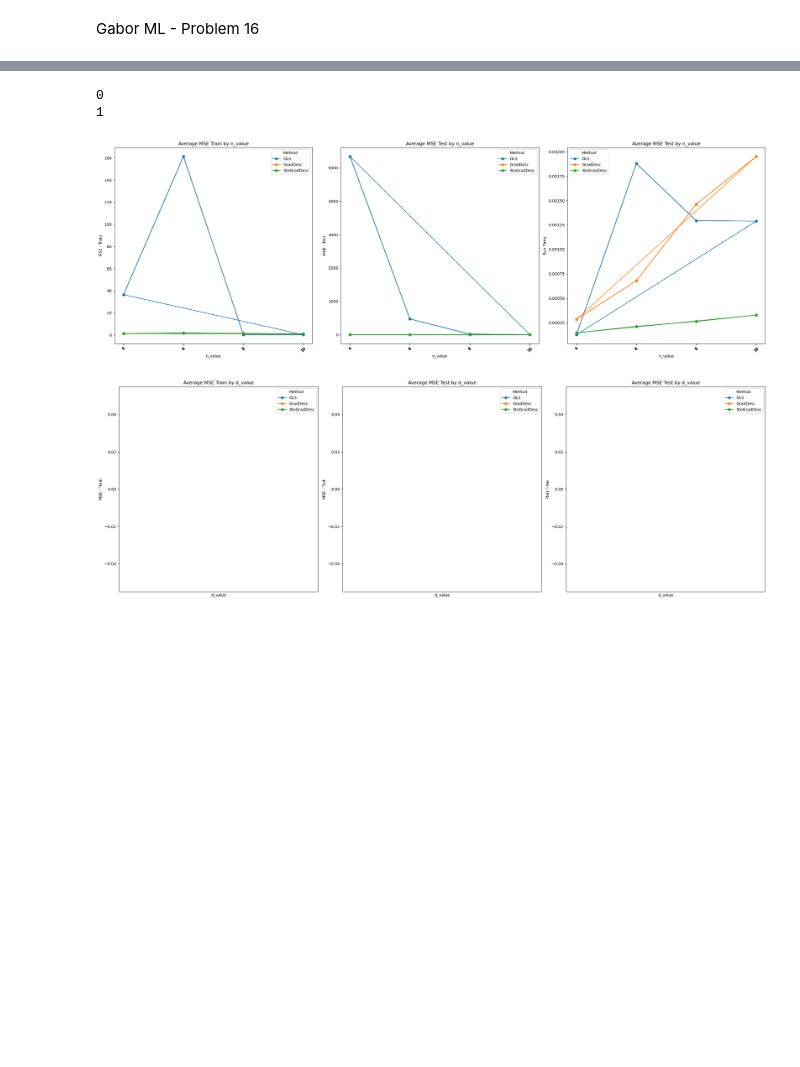
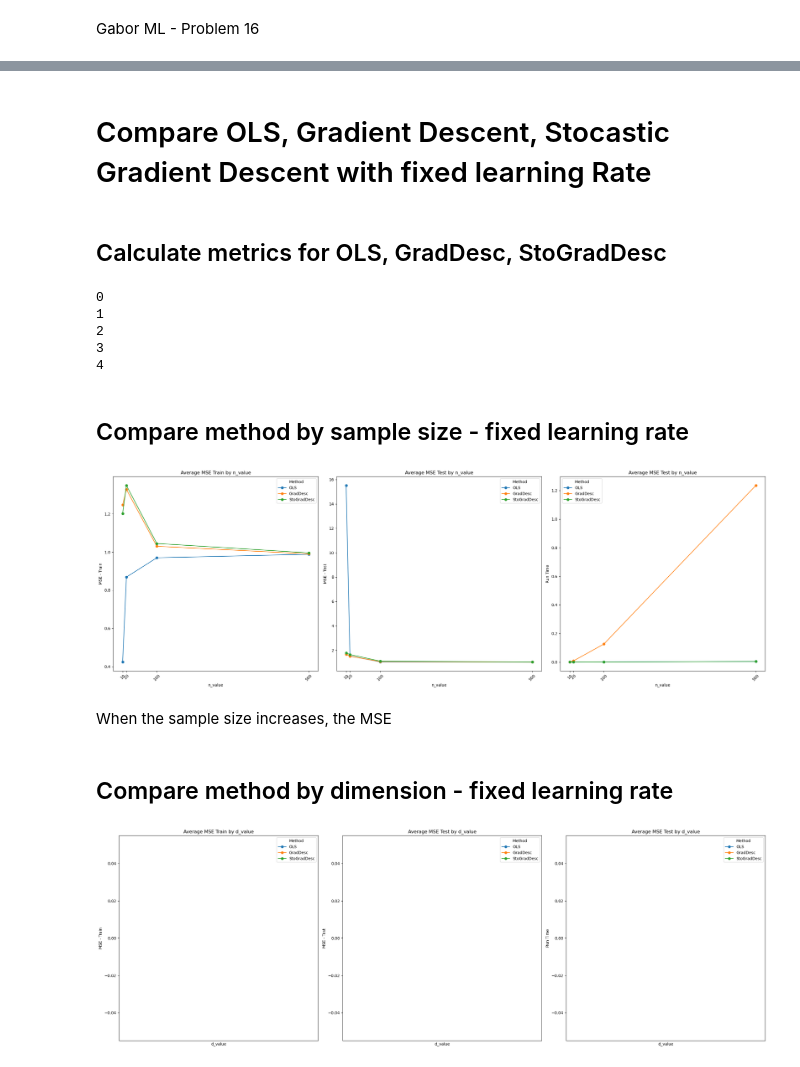
Before and after one commit to claricemottet/GaborML_problem16, a Jupyter notebook: GaborML_problem16_AW.ipynb, the cells around one changed output, grey strips where cells are left out. Saved outputs shown, nothing was run; the diff lists cells and outputs as text; code cells hidden in the pictures; blank space fills up the shorter version.

```diff
--- a/GaborML_problem16_AW.ipynb
+++ b/GaborML_problem16_AW.ipynb
@@ -141,14 +145,18 @@ def mean_square_error(x, y, w):
         mse += np.square(np.dot(w.T,x[i])-y[i])
     mse = mse/n
     return mse
+# %% [markdown]
+# Compare OLS, Gradient Descent, Stocastic Gradient Descent with fixed learning Rate
+# %% [markdown]
+## Calculate metrics for OLS, GradDesc, StoGradDesc
 # %%
 #Determine algorithm performance when learning rate is fixed.
 
 results_fixed = pd.DataFrame()
 method_learning_rate = "fixed"
 method_algorithm = ['OLS','GradDesc','StoGradDesc']
-# n_values = [10, 20, 100, 500]
-# d_values = [2, 5, 10, 50, 100]
+n_values = [10, 20, 100, 500]
+d_values = [2, 5, 10, 50, 100]
 
 #calculate average of the performance results over 5 runs
 number_of_runs = 5
@@ -180,6 +188,11 @@ while run_number < number_of_runs:
 # %% [output]
 0
 1
+2
+3
+4
+# %% [markdown]
+## Compare method by sample size - fixed learning rate
 # %%
 #look at the fixed learning rate results
 
@@ -191,35 +204,40 @@ method_algorithm = ['OLS','GradDesc','StoGradDesc']
 #calculate average metrics for n_values
 for col in ['mse_train', 'mse_test', 'run_time']:
     df[col] = df.groupby(by = ['method','n_value'])[col].transform('mean')
+df.drop_duplicates(subset = ['method',parameter], inplace = True)
 
 # Creating the plot with adjustments for clear visibility of 'n_value'
 fig, axes = plt.subplots(nrows=1, ncols=3, figsize=(24, 8))
 for j, metric in enumerate(['mse_train', 'mse_test', 'run_time']):
     ax = axes[j]
     for method in method_algorithm:
         subset = df[(df['method'] == method)]
         ax.plot(subset[parameter].to_numpy(), subset[metric].to_numpy(), marker='o', linestyle='-', label=method)
 
     if j == 0:
         ax.set_title(f'Average MSE Train by {parameter}')
         ax.set_ylabel('MSE - Train')
         ax.set_xlabel(parameter)
     elif j == 1:
         ax.set_title(f'Average MSE Test by {parameter}')
         ax.set_ylabel('MSE - Test')
         ax.set_xlabel(parameter)
     else:
         ax.set_title(f'Average MSE Test by {parameter}')
         ax.set_ylabel('Run Time')
         ax.set_xlabel(parameter)
     ax.legend(title='Method')
     ax.set_xticks(subset[parameter])
     ax.tick_params(axis='x', rotation=45)
 
 plt.tight_layout()
 plt.show()
 # %% [output]
-[figure, old version]
+[figure, new version]
+# %% [markdown]
+When the sample size increases, the MSE
+# %% [markdown]
+## Compare method by dimension - fixed learning rate
 # %%
 #look at the fixed learning rate results
 
```
Also changed, not shown: parts of 5 cells of this notebook.
